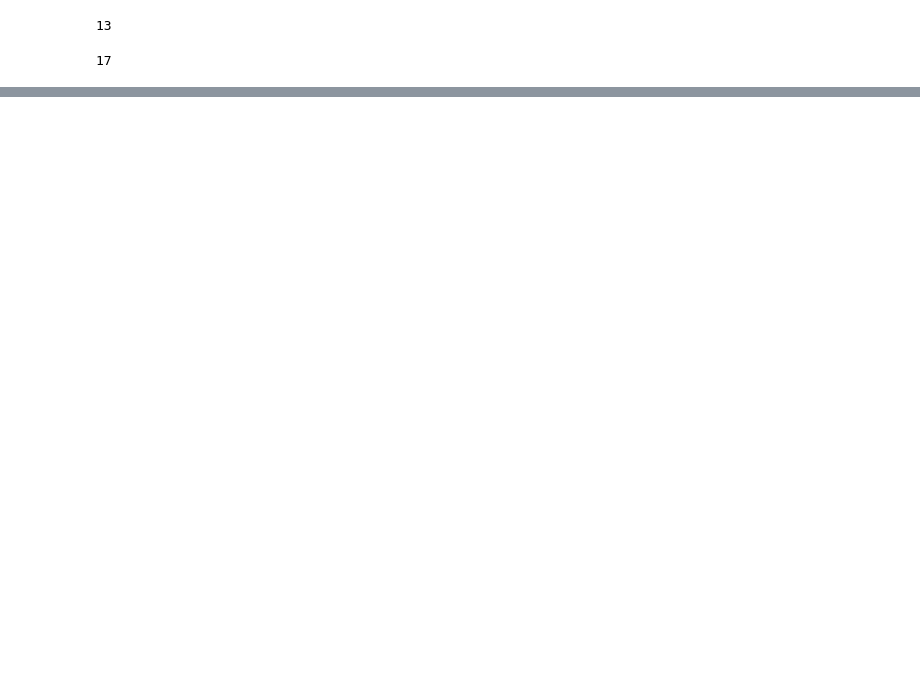
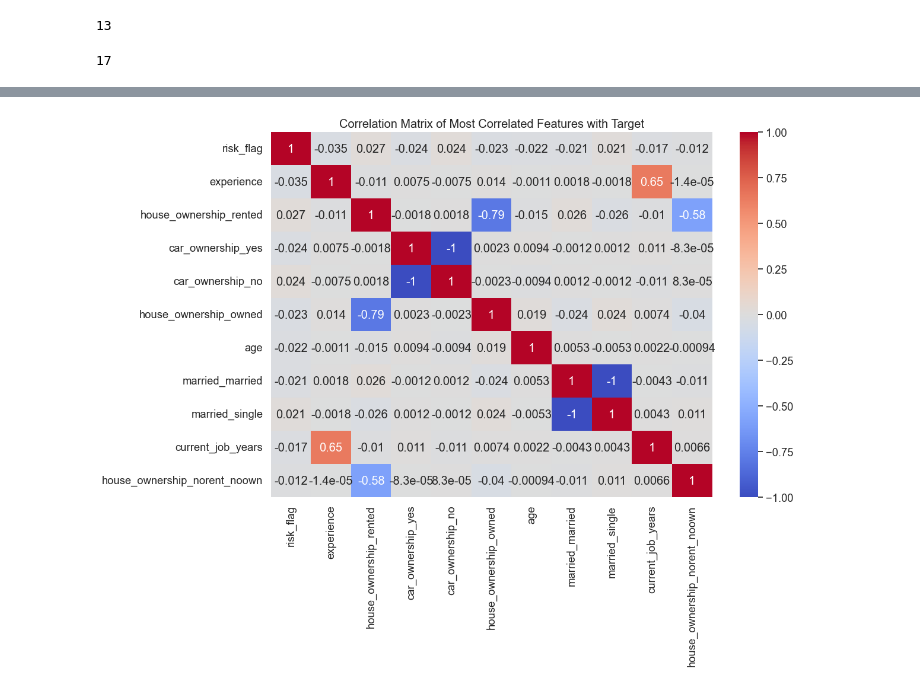
Before and after one commit to GabriellyAnisio/ML_credit_risk_classification, a Jupyter notebook: 1. data_explore_preprocessing.ipynb, the cells around one changed output, grey strips where cells are left out. Drawn from its saved outputs; the diff is of its cells as text; code cells hidden in the pictures; blank space fills up the shorter version.

```diff
--- a/1. data_explore_preprocessing.ipynb
+++ b/1. data_explore_preprocessing.ipynb
@@ -693,0 +710,20 @@ len(df_processed.columns)
+# %%
+# Copiando o dataframe
+data = df_processed.copy()
+data = data.drop('Id', axis=1)
+
+# Gerando a correlação entre features e target
+correlation_with_target = data.corr()['risk_flag'].abs().sort_values(ascending=False)
+
+# Filtrando as features
+top_features = correlation_with_target[correlation_with_target > 0.010].index
+data_subset = data[top_features]
+
+correlation_matrix = data_subset.corr()
+
+plt.figure(figsize=(12, 8))
+sns.heatmap(correlation_matrix, annot=True, cmap='coolwarm')
+plt.title('Correlation Matrix of Most Correlated Features with Target')
+plt.show()
+# %% [output]
+[figure, added]
```
Also changed, not shown: parts of 13 cells of this notebook, 5 other files.
